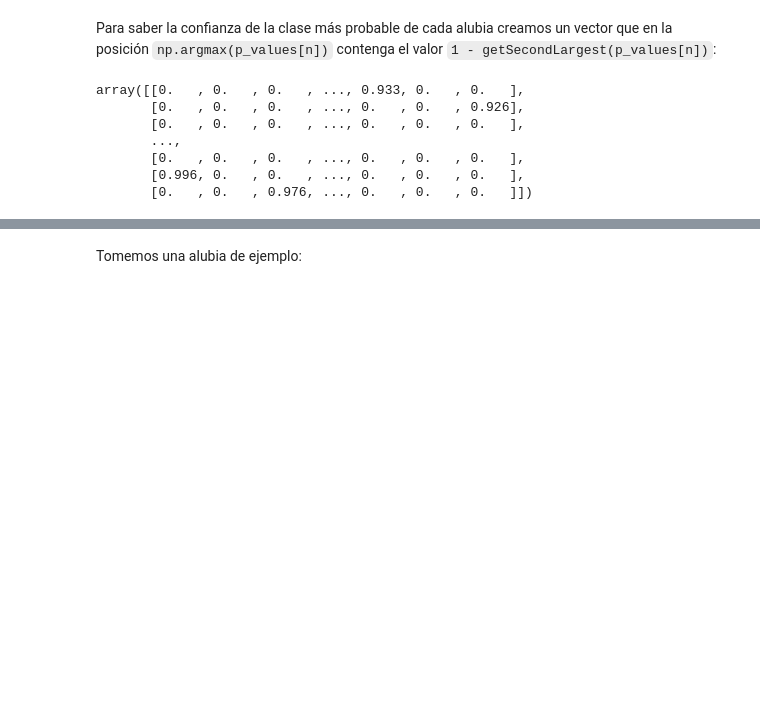
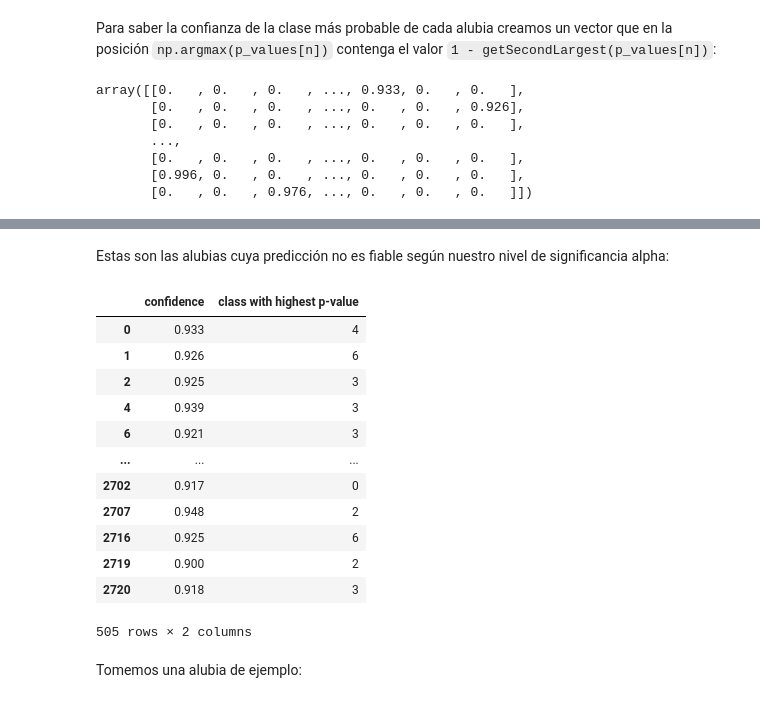
Before and after one commit to MMdeCastro/Uncertainty_Quantification_XAI, a Jupyter notebook: UQ_multiclass.ipynb, the cells around one changed output, grey strips where cells are left out. Drawn from its saved outputs; the diff is of its cells as text; code cells hidden in the pictures; blank space fills up the shorter version.

```diff
--- a/UQ_multiclass.ipynb
+++ b/UQ_multiclass.ipynb
@@ -723,7 +723,8 @@ def confidence_most_probable_class_calc(p_values):
     return confidence_most_probable_class
 # %%
 # confidence of the most probable class per bean
-confidence_most_probable_class_calc(p_values)
+conf_matrix = confidence_most_probable_class_calc(p_values)
+conf_matrix
 # %% [output]
 array([[0.   , 0.   , 0.   , ..., 0.933, 0.   , 0.   ],
        [0.   , 0.   , 0.   , ..., 0.   , 0.   , 0.926],
@@ -739,0 +738,8 @@ array([[0.   , 0.   , 0.   , ..., 0.933, 0.   , 0.   ],
+# %%
+pred_class = list()
+for i in range(len(p_values)):
+    pred_class.append(conf_matrix[i].argmax())
+pointer = np.arange(len(p_values))
+# para pointer = 0,  si el valor de pred_class es "3",
+# pues el nuevo vector tiene en la posición 0 el valor de conf en la posicion 3
+confidence = conf_matrix[pointer,pred_class]
@@ -739,0 +751,5 @@ array([[0.   , 0.   , 0.   , ..., 0.933, 0.   , 0.   ],
+# %%
+df_conf = pd.DataFrame(data   = confidence)
+df_conf.rename(columns={0: 'confidence'}, inplace=True)
+df_conf['class with highest p-value'] = pred_class
+df_conf.head()
@@ -740,3 +763,21 @@ array([[0.   , 0.   , 0.   , ..., 0.933, 0.   , 0.   ],
+# %% [markdown]
+Estas son las alubias cuya predicción no es fiable según nuestro nivel de significancia alpha:
+# %%
+df_conf[df_conf.confidence< (1-alpha)]
+# %% [output]
+|  | confidence | class with highest p-value |
+| 0 | 0.933 | 4 |
+| 1 | 0.926 | 6 |
+| 2 | 0.925 | 3 |
+| 4 | 0.939 | 3 |
+| 6 | 0.921 | 3 |
+| ... | ... | ... |
+| 2702 | 0.917 | 0 |
+| 2707 | 0.948 | 2 |
+| 2716 | 0.925 | 6 |
+| 2719 | 0.900 | 2 |
+| 2720 | 0.918 | 3 |
+505 rows × 2 columns
 # %% [markdown]
 Tomemos una alubia de ejemplo:
 # %%
```
Also changed, not shown: parts of 14 cells of this notebook.
